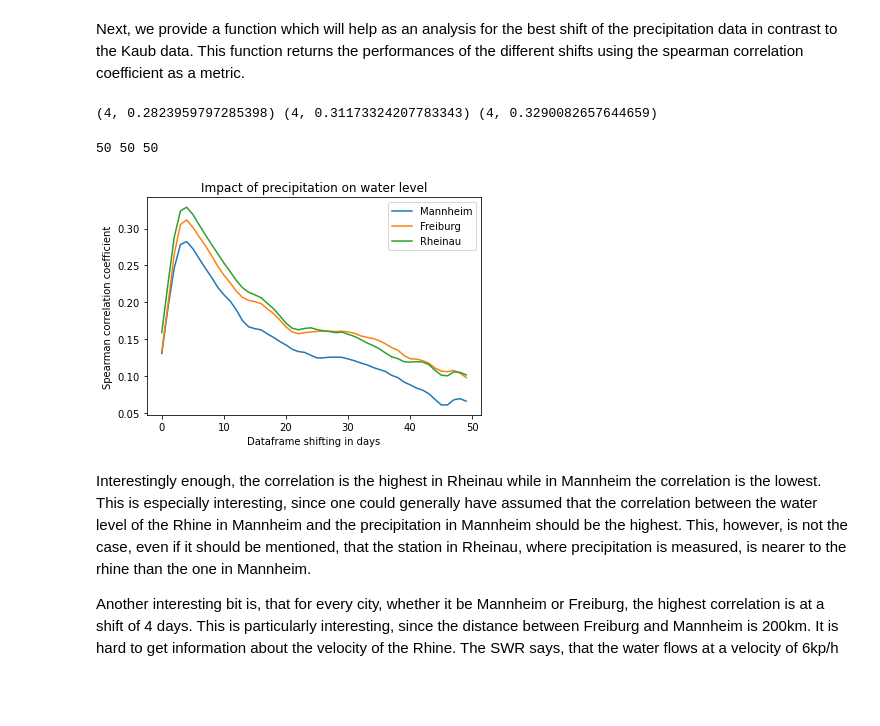
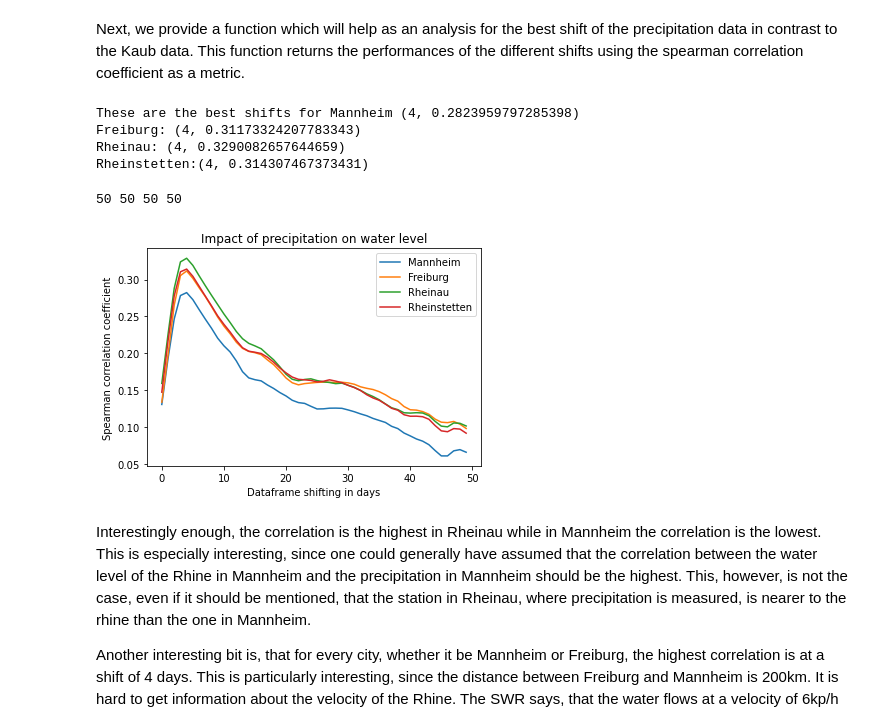
Before and after one commit to AJWarnke/datascienceml2022, a Jupyter notebook: network-DWD.ipynb, the cells around one changed output. Saved outputs shown, nothing was run; the diff lists cells and outputs as text; code cells hidden in the pictures; blank space fills up the shorter version.

```diff
--- a/network-DWD.ipynb
+++ b/network-DWD.ipynb
@@ -383,25 +424,30 @@ def get_best_shift(nmbr_shifts, df_recent, df_hist):
 shift_ma, cor_array_ma = get_best_shift(50, precipitation_ma_recent, precipitation_ma_historical)
 shift_frei, cor_array_frei = get_best_shift(50, precipitation_frei_recent, precipitation_frei_historical)
 shift_rhei, cor_array_rhei = get_best_shift(50, precipitation_rheinau_recent, precipitation_rheinau_historical)
+shift_rheinst, cor_array_rheinst = get_best_shift(50, precipitation_rheinstetten_recent, precipitation_rheinstetten_historical)
-# %%
-print(shift_ma, shift_frei, shift_rhei)
-# %% [output]
-(4, 0.2823959797285398) (4, 0.31173324207783343) (4, 0.3290082657644659)
+# %%
+print(f'These are the best shifts for Mannheim {shift_ma}\nFreiburg: {shift_frei}\nRheinau: {shift_rhei}\nRheinstetten:{shift_rheinst}')
+# %% [output]
+These are the best shifts for Mannheim (4, 0.2823959797285398)
+Freiburg: (4, 0.31173324207783343)
+Rheinau: (4, 0.3290082657644659)
+Rheinstetten:(4, 0.314307467373431)
 # %%
-print(len(cor_array_ma), len(cor_array_frei), len(cor_array_rhei))
+print(len(cor_array_ma), len(cor_array_frei), len(cor_array_rhei), len(cor_array_rheinst))
 # %% [output]
-50 50 50
+50 50 50 50
 # %%
 plt.plot(np.arange(len(cor_array_ma)), cor_array_ma, label='Mannheim')
 plt.plot(np.arange(len(cor_array_frei)), cor_array_frei, label='Freiburg')
 plt.plot(np.arange(len(cor_array_rhei)), cor_array_rhei, label='Rheinau')
+plt.plot(np.arange(len(cor_array_rheinst)), cor_array_rheinst, label='Rheinstetten')
 plt.xlabel('Dataframe shifting in days')
 plt.ylabel('Spearman correlation coefficient')
 plt.legend()
 plt.title('Impact of precipitation on water level')
 plt.savefig(path + 'correlation.png')
 # %% [output]
-[figure, old version]
+[figure, new version]
 # %% [markdown]
 Interestingly enough, the correlation is the highest in Rheinau while in Mannheim the correlation is the lowest. This is especially interesting, since one could generally have assumed that the correlation between the water level of the Rhine in Mannheim and the precipitation in Mannheim should be the highest. This, however, is not the case, even if it should be mentioned, that the station in Rheinau, where precipitation is measured, is nearer to the rhine than the one in Mannheim.
 
```
Also changed, not shown: parts of 57 cells of this notebook.
